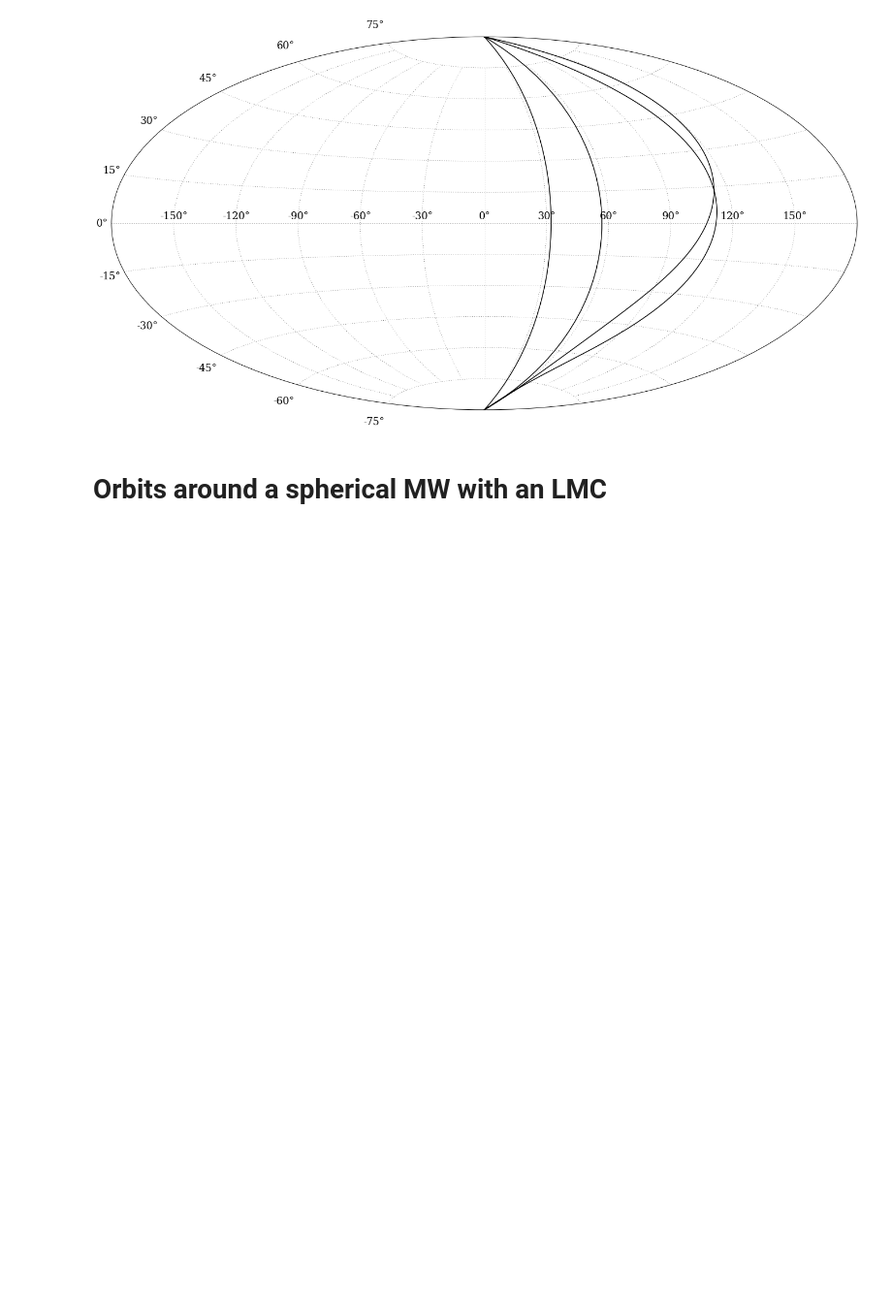
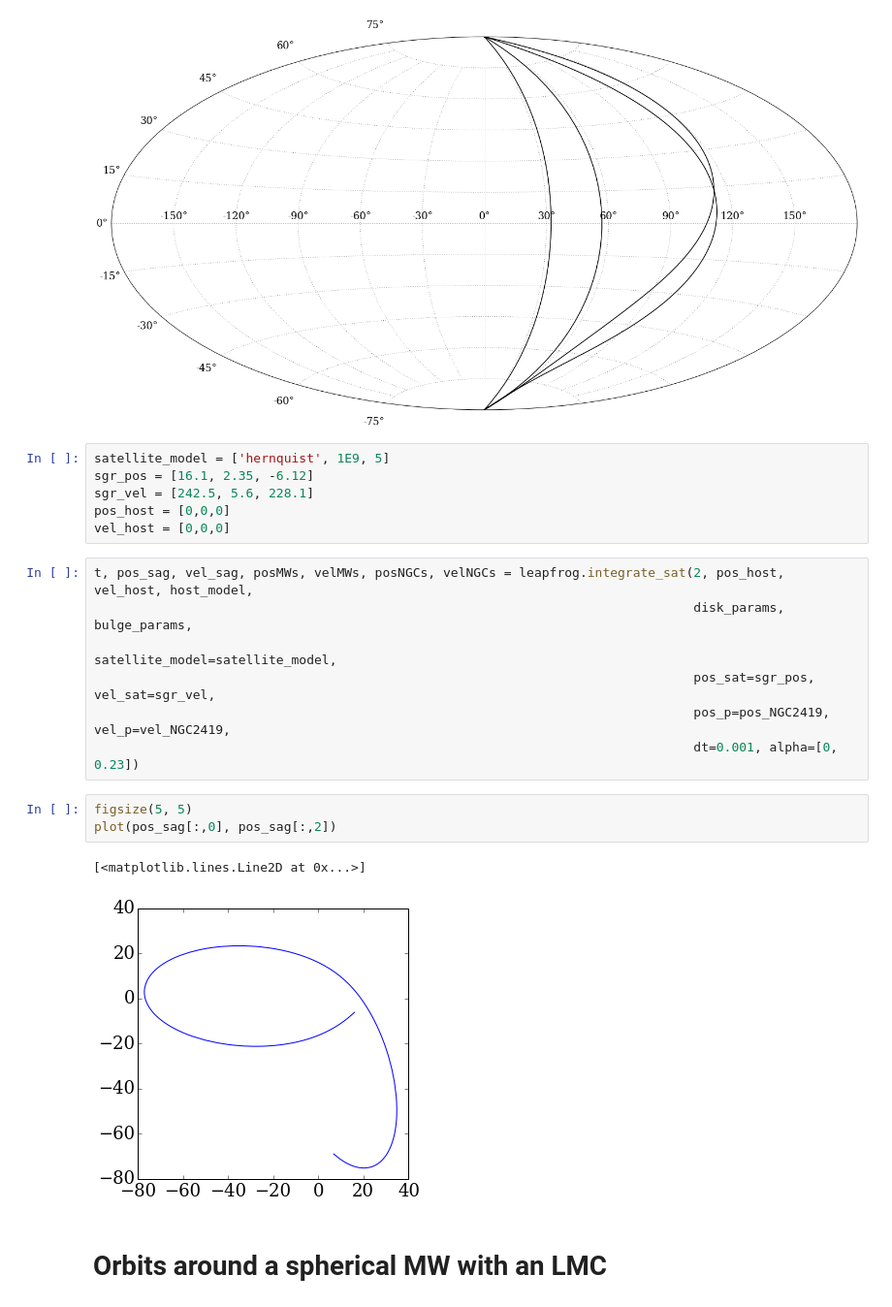
Before and after one commit to jngaravitoc/test_orbits, a Jupyter notebook: exploratory_code/orbits_MW.ipynb, the cells around one changed output. Shown at 97% size. Drawn from its saved outputs; the diff is of its cells as text; blank space fills up the shorter version.

```diff
--- a/exploratory_code/orbits_MW.ipynb
+++ b/exploratory_code/orbits_MW.ipynb
@@ -85,6 +141,25 @@ r_sun = [-8.299, 0.0, 0.027]
 aitoff_projection(posNGC_sphMW[:,0]-r_sun[0], posNGC_sphMW[:,1]-r_sun[1], posNGC_sphMW[:,2]-r_sun[2])
 # %% [output]
 [figure]
+# %%
+satellite_model = ['hernquist', 1E9, 5]
+sgr_pos = [16.1, 2.35, -6.12]
+sgr_vel = [242.5, 5.6, 228.1]
+pos_host = [0,0,0]
+vel_host = [0,0,0]
+# %%
+t, pos_sag, vel_sag, posMWs, velMWs, posNGCs, velNGCs = leapfrog.integrate_sat(2, pos_host, vel_host, host_model,
+                                                                               disk_params, bulge_params,
+                                                                               satellite_model=satellite_model,
+                                                                               pos_sat=sgr_pos, vel_sat=sgr_vel,
+                                                                               pos_p=pos_NGC2419, vel_p=vel_NGC2419,
+                                                                               dt=0.001, alpha=[0, 0.23])
+# %%
+figsize(5, 5)
+plot(pos_sag[:,0], pos_sag[:,2])
+# %% [output]
+[<matplotlib.lines.Line2D at 0x...>]
+[figure, added]
 # %% [markdown]
 # Orbits around a spherical MW with an LMC
 # %%
```
Also changed, not shown: parts of 7 cells of this notebook.
